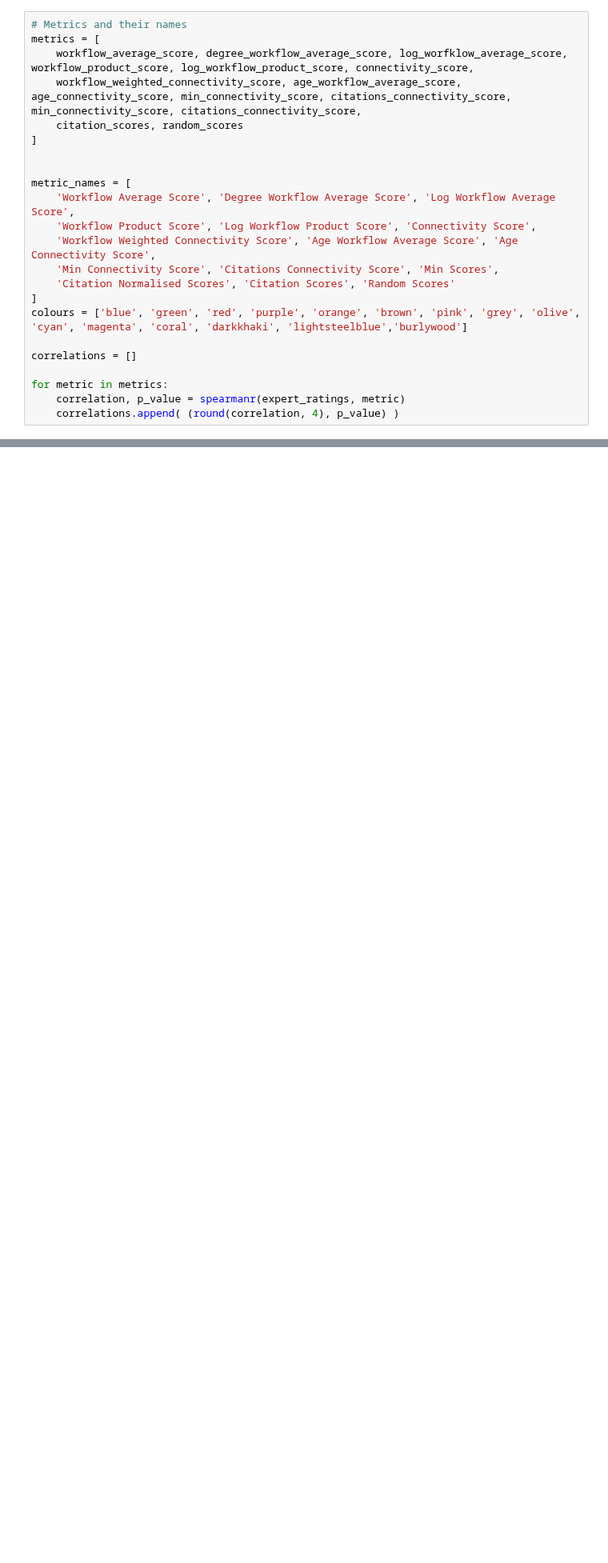
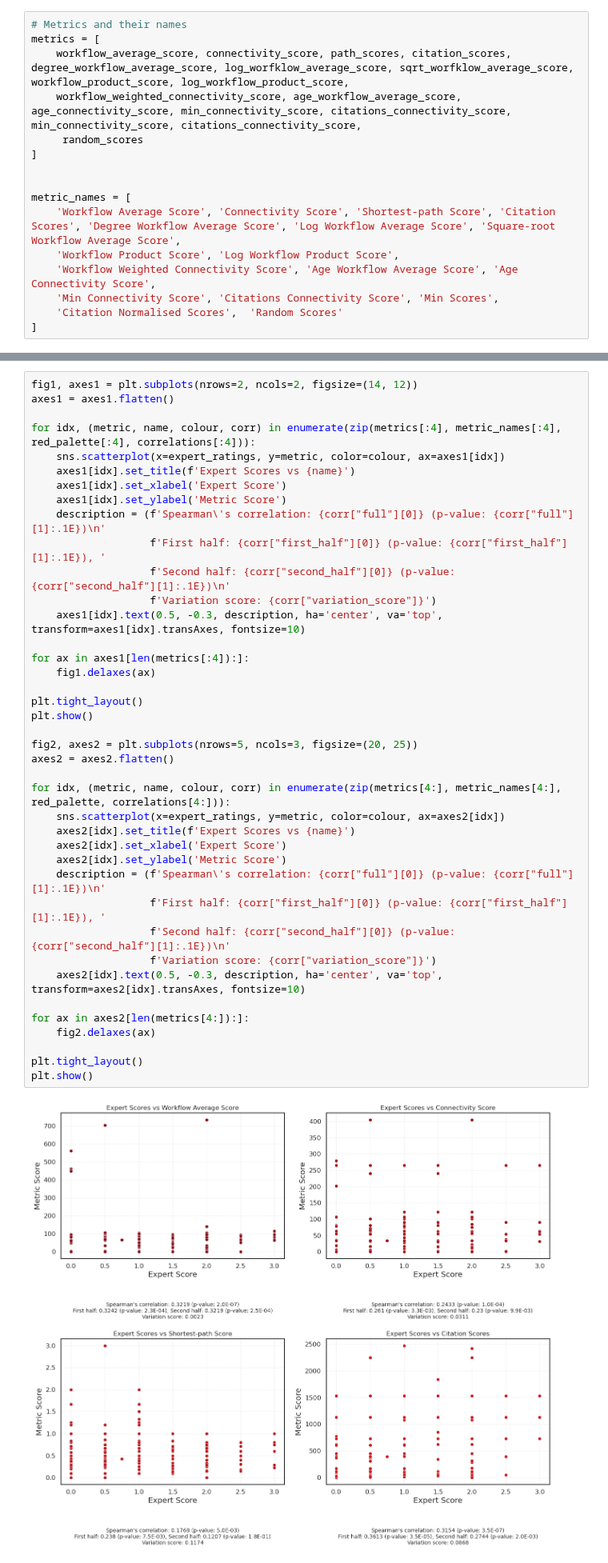
Before and after one commit to Workflomics/pubmetric, a Jupyter notebook: dev-viz-notebooks/metric_dev.ipynb, the cells around one changed output, grey strips where cells are left out. Shown at 80% size. Drawn from its saved outputs; the diff is of its cells as text; blank space fills up the shorter version.

```diff
--- a/dev-viz-notebooks/metric_dev.ipynb
+++ b/dev-viz-notebooks/metric_dev.ipynb
@@ -125,24 +130,17 @@ for workflow in pmid_workflows:
 # %%
 # Metrics and their names
 metrics = [
-    workflow_average_score, degree_workflow_average_score, log_worfklow_average_score, workflow_product_score, log_workflow_product_score, connectivity_score,
+    workflow_average_score, connectivity_score, path_scores, citation_scores, degree_workflow_average_score, log_worfklow_average_score, sqrt_worfklow_average_score, workflow_product_score, log_workflow_product_score,
     workflow_weighted_connectivity_score, age_workflow_average_score, age_connectivity_score, min_connectivity_score, citations_connectivity_score, min_connectivity_score, citations_connectivity_score,
-    citation_scores, random_scores
+     random_scores
 ]
 
 
 metric_names = [
-    'Workflow Average Score', 'Degree Workflow Average Score', 'Log Workflow Average Score',
-    'Workflow Product Score', 'Log Workflow Product Score', 'Connectivity Score',
+    'Workflow Average Score', 'Connectivity Score', 'Shortest-path Score', 'Citation Scores', 'Degree Workflow Average Score', 'Log Workflow Average Score', 'Square-root Workflow Average Score',
+    'Workflow Product Score', 'Log Workflow Product Score',
     'Workflow Weighted Connectivity Score', 'Age Workflow Average Score', 'Age Connectivity Score',
     'Min Connectivity Score', 'Citations Connectivity Score', 'Min Scores',
-    'Citation Normalised Scores', 'Citation Scores', 'Random Scores'
+    'Citation Normalised Scores',  'Random Scores'
 ]
-colours = ['blue', 'green', 'red', 'purple', 'orange', 'brown', 'pink', 'grey', 'olive', 'cyan', 'magenta', 'coral', 'darkkhaki', 'lightsteelblue','burlywood']
-
-correlations = []
-
-for metric in metrics:
-    correlation, p_value = spearmanr(expert_ratings, metric)
-    correlations.append( (round(correlation, 4), p_value) )
 # %%
@@ -192,3 +189,45 @@ Metric 3:
   Variation score: -0.0268
 # %% [markdown]
 #### Scatter - metric scores against expert scores
+# %%
+fig1, axes1 = plt.subplots(nrows=2, ncols=2, figsize=(14, 12))
+axes1 = axes1.flatten()
+
+for idx, (metric, name, colour, corr) in enumerate(zip(metrics[:4], metric_names[:4], red_palette[:4], correlations[:4])):
+    sns.scatterplot(x=expert_ratings, y=metric, color=colour, ax=axes1[idx])
+    axes1[idx].set_title(f'Expert Scores vs {name}')
+    axes1[idx].set_xlabel('Expert Score')
+    axes1[idx].set_ylabel('Metric Score')
+    description = (f'Spearman\'s correlation: {corr["full"][0]} (p-value: {corr["full"][1]:.1E})\n'
+                   f'First half: {corr["first_half"][0]} (p-value: {corr["first_half"][1]:.1E}), '
+                   f'Second half: {corr["second_half"][0]} (p-value: {corr["second_half"][1]:.1E})\n'
+                   f'Variation score: {corr["variation_score"]}')
+    axes1[idx].text(0.5, -0.3, description, ha='center', va='top', transform=axes1[idx].transAxes, fontsize=10)
+
+for ax in axes1[len(metrics[:4]):]:
+    fig1.delaxes(ax)
+
+plt.tight_layout()
+plt.show()
+
+fig2, axes2 = plt.subplots(nrows=5, ncols=3, figsize=(20, 25))
+axes2 = axes2.flatten()
+
+for idx, (metric, name, colour, corr) in enumerate(zip(metrics[4:], metric_names[4:], red_palette, correlations[4:])):
+    sns.scatterplot(x=expert_ratings, y=metric, color=colour, ax=axes2[idx])
+    axes2[idx].set_title(f'Expert Scores vs {name}')
+    axes2[idx].set_xlabel('Expert Score')
+    axes2[idx].set_ylabel('Metric Score')
+    description = (f'Spearman\'s correlation: {corr["full"][0]} (p-value: {corr["full"][1]:.1E})\n'
+                   f'First half: {corr["first_half"][0]} (p-value: {corr["first_half"][1]:.1E}), '
+                   f'Second half: {corr["second_half"][0]} (p-value: {corr["second_half"][1]:.1E})\n'
+                   f'Variation score: {corr["variation_score"]}')
+    axes2[idx].text(0.5, -0.3, description, ha='center', va='top', transform=axes2[idx].transAxes, fontsize=10)
+
+for ax in axes2[len(metrics[4:]):]:
+    fig2.delaxes(ax)
+
+plt.tight_layout()
+plt.show()
+# %% [output]
+[figure, added]
```
Also changed, not shown: parts of 11 cells of this notebook, 5 other files.
